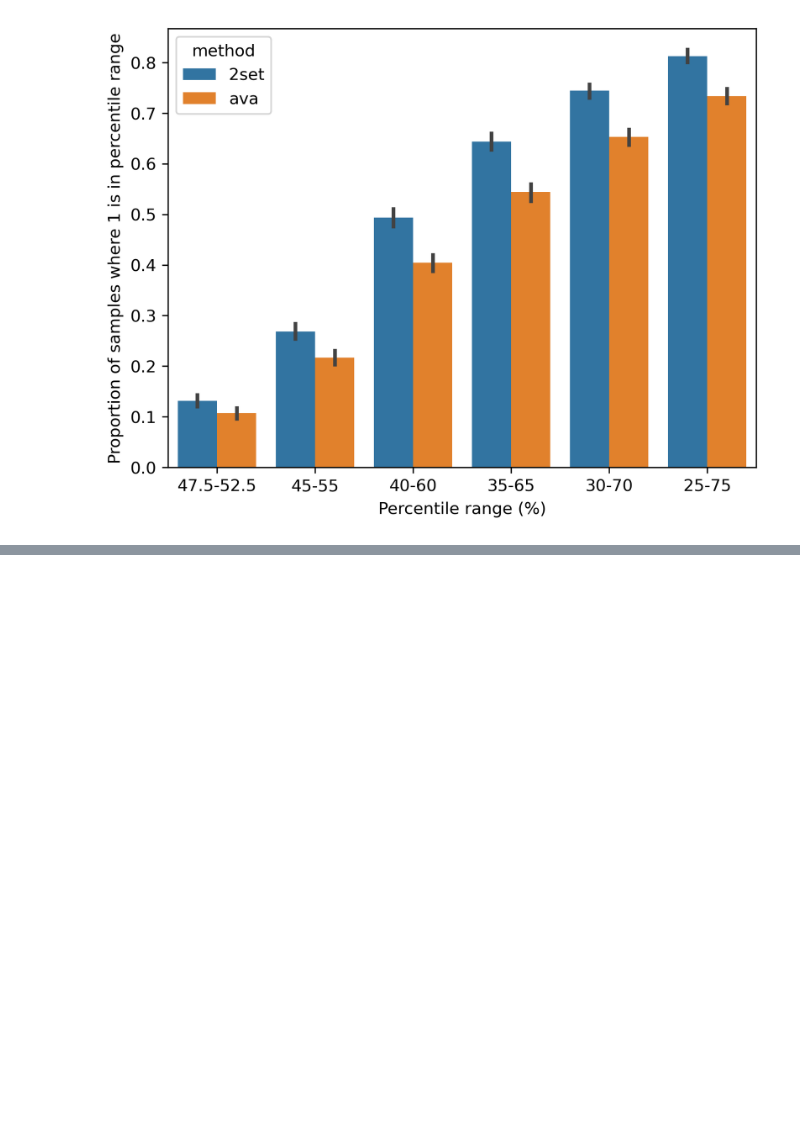
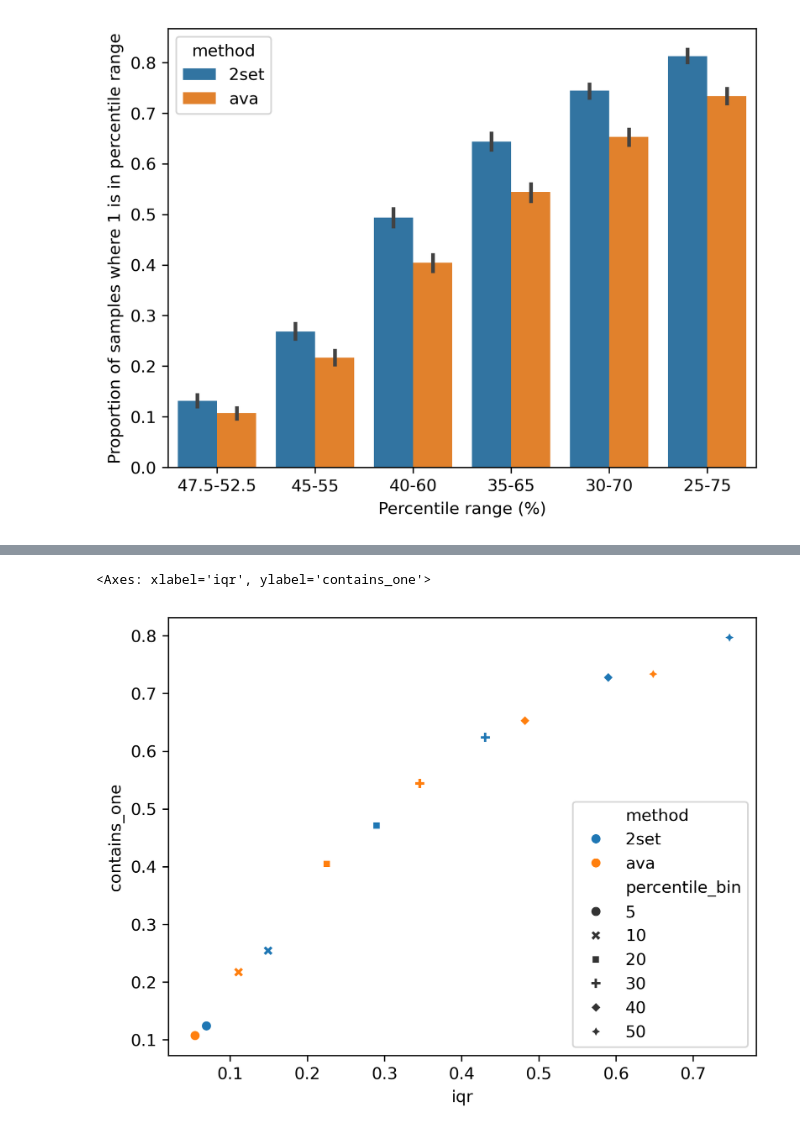
Before and after one commit to mbhall88/lrge, a Jupyter notebook: paper/notebooks/per_read_estimates.ipynb, the cells around one changed output, grey strips where cells are left out. Cells and saved outputs as stored; diff of their text form; code cells hidden in the pictures; blank space fills up the shorter version.

```diff
--- a/paper/notebooks/per_read_estimates.ipynb
+++ b/paper/notebooks/per_read_estimates.ipynb
@@ -202,0 +223,6 @@ f"{3.50:g}"
+# %%
+# make a table grouped by method and percentile bin with the proportion of samples that
+# have a value of True for contains_one and the mean IQR
+# print(percentile_df.groupby(["method", "percentile_bin"])["contains_one"].mean().unstack().to_csv())
+iqr_summary = percentile_df.groupby(["method", "percentile_bin"])[["contains_one", "iqr"]].mean().sort_values("percentile_bin")
+print(iqr_summary.to_csv())
@@ -202,0 +243,6 @@ f"{3.50:g}"
+# %%
+fig, ax = plt.subplots(dpi=300)
+sns.scatterplot(data=iqr_summary, x="iqr", y="contains_one", hue="method", ax=ax, style="percentile_bin")
+# %% [output]
+<Axes: xlabel='iqr', ylabel='contains_one'>
+[figure, added]
```
Also changed, not shown: parts of 5 cells of this notebook.
